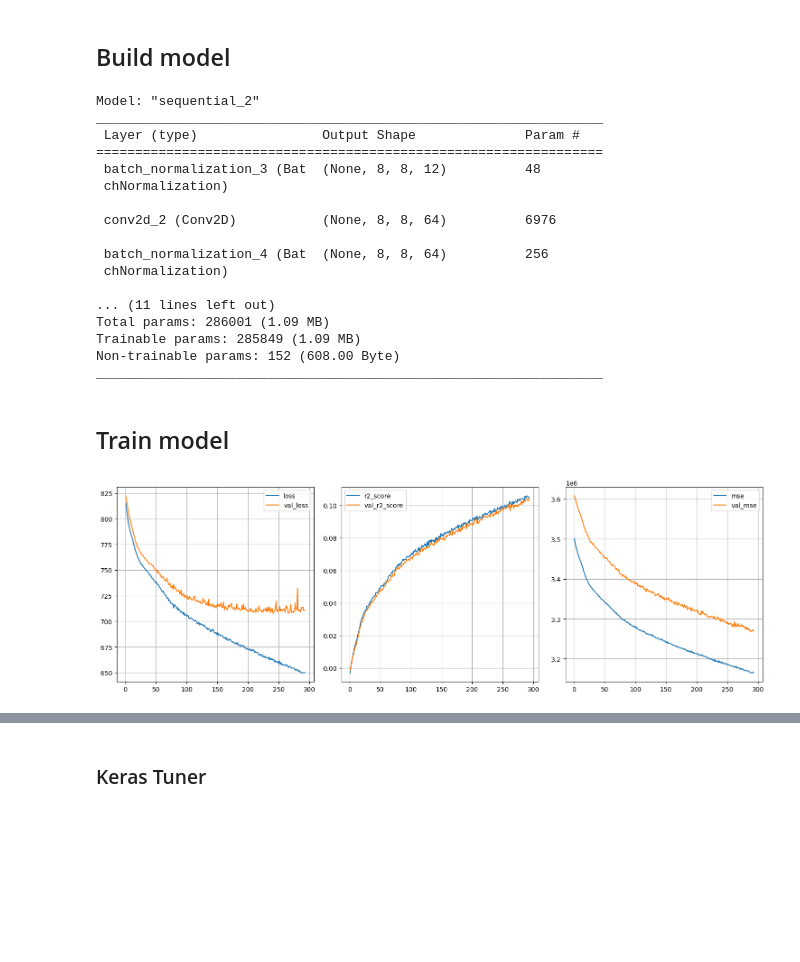
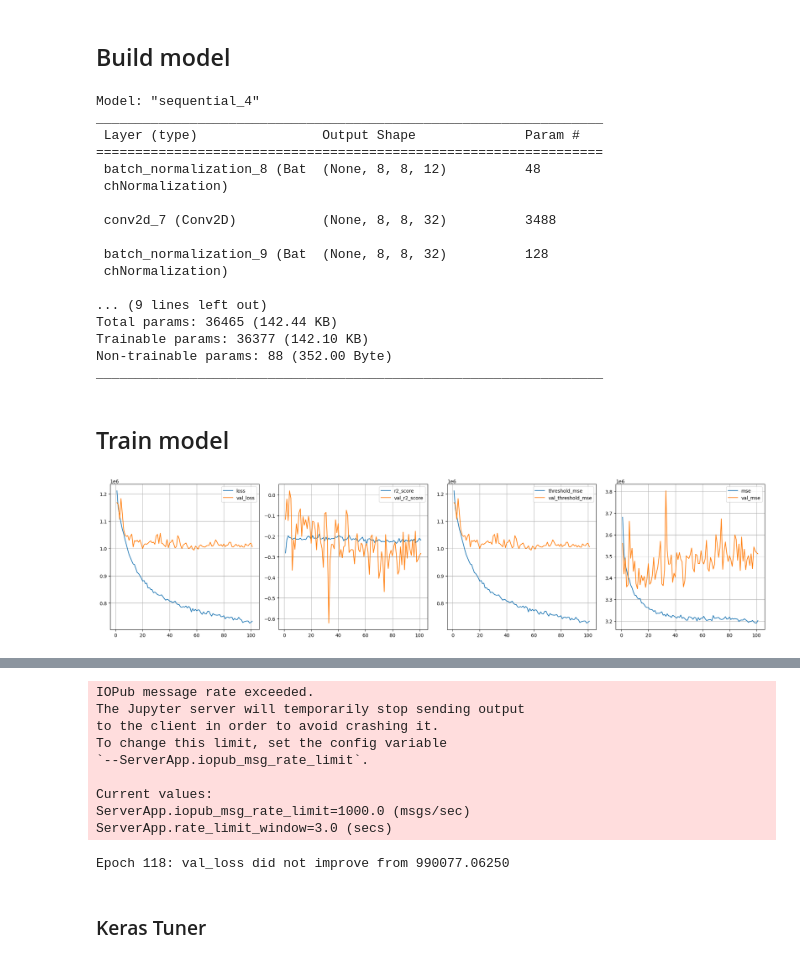
Before and after one commit to Tristan-Amadei/chess-moveAnalysis, a Jupyter notebook: Code/CNN/CNN.ipynb, the cells around one changed output, grey strips where cells are left out. Saved outputs shown, nothing was run; the diff lists cells and outputs as text; code cells hidden in the pictures; blank space fills up the shorter version.

```diff
--- a/Code/CNN/CNN.ipynb
+++ b/Code/CNN/CNN.ipynb
@@ -235,17 +224,17 @@ model.add(layers.InputLayer(input_shape=(8, 8, NB_OHE)))
 #model.add(layers.SpatialDropout2D(0.2))
 model.add(layers.BatchNormalization())
 
-model.add(layers.Conv2D(64, (3, 3), activation='relu', padding="same",
+model.add(layers.Conv2D(32, (3, 3), activation='sigmoid', padding="same",
                         kernel_regularizer=regularizers.l2(1e-2),
-                        kernel_initializer=initializers.RandomUniform(minval=5e-8, maxval=5e-7),
+                        #kernel_initializer=initializers.RandomUniform(minval=5e-8, maxval=5e-7),
                        ))
 
 model.add(layers.BatchNormalization())
 
-model.add(layers.Conv2D(64, (2, 2), activation='relu', padding="same",
-                        kernel_regularizer=regularizers.l2(1e-2),
-                        kernel_initializer=initializers.RandomUniform(minval=5e-8, maxval=5e-7),
-                       ))
+#model.add(layers.Conv2D(32, (2, 2), activation='relu', padding="same",
+                        #kernel_regularizer=regularizers.l2(1e-2),
+                        #kernel_initializer=initializers.RandomUniform(minval=5e-8, maxval=5e-7),
+                       #))
 
 #model.add(layers.BatchNormalization())
 
@@ -258,9 +247,9 @@ model.add(layers.Flatten())
 
 #model.add(layers.Dropout(0.2))
 
-model.add(layers.Dense(64, activation='elu',
-         #kernel_regularizer=regularizers.L1L2(l1=1e-5, l2=1e-4)
-          #kernel_regularizer=regularizers.l2(1e-4),
+model.add(layers.Dense(16, activation='elu',
+         #kernel_regularizer=regularizers.L1L2(l1=1e-3, l2=1e-4)
+          kernel_regularizer=regularizers.l2(1e-3),
          ))
 model.add(layers.Dropout(0.4))
 
@@ -269,22 +258,22 @@ model.add(layers.Dense(1))
 # %%
 model.summary()
 # %% [output]
-Model: "sequential_2"
+Model: "sequential_4"
 _________________________________________________________________
  Layer (type)                Output Shape              Param #
 =================================================================
- batch_normalization_3 (Bat  (None, 8, 8, 12)          48
+ batch_normalization_8 (Bat  (None, 8, 8, 12)          48
  chNormalization)
 
- conv2d_2 (Conv2D)           (None, 8, 8, 64)          6976
+ conv2d_7 (Conv2D)           (None, 8, 8, 32)          3488
 
- batch_normalization_4 (Bat  (None, 8, 8, 64)          256
+ batch_normalization_9 (Bat  (None, 8, 8, 32)          128
  chNormalization)
 
-... (11 lines left out)
-Total params: 286001 (1.09 MB)
-Trainable params: 285849 (1.09 MB)
-Non-trainable params: 152 (608.00 Byte)
+... (9 lines left out)
+Total params: 36465 (142.44 KB)
+Trainable params: 36377 (142.10 KB)
+Non-trainable params: 88 (352.00 Byte)
 _________________________________________________________________
 # %%
 initial_learning_rate = 1e-2
@@ -295,13 +284,13 @@ lr_schedule = tf.keras.optimizers.schedules.ExponentialDecay(
     initial_learning_rate, decay_steps, decay_rate)
 
 model.compile(#loss=tf.keras.losses.MeanSquaredError(),
-              loss=weighted_mse,
+              loss=threshold_mse,
               optimizer=tf.keras.optimizers.Adam(
               #learning_rate=lr_schedule
-              learning_rate = 1e-5
+              learning_rate = 1e-3
           ),
           #optimizer = tf.keras.optimizers.Adadelta(),
-          metrics=[r2_score, "mse"])
+          metrics=[r2_score, threshold_mse, "mse"])
 # %%
 %run PlotEpochs.ipynb
 # %%
@@ -324,12 +313,12 @@ callbacks = [
 # %%
 start=time.time()
 
-history = model.fit(X_train, y_train, batch_size = 128, epochs=1000,
+history = model.fit(X_train, y_train, batch_size = 32, epochs=1000,
                     validation_data=(X_val, y_val),
                     verbose=1,
                     callbacks=callbacks
                    )
 
 stop=time.time()
 # %% [output]
-[figure, old version]
+[figure, new version]
@@ -338,3 +327,13 @@ Epoch 294/1000
+IOPub message rate exceeded.
+The Jupyter server will temporarily stop sending output
+to the client in order to avoid crashing it.
+To change this limit, set the config variable
+`--ServerApp.iopub_msg_rate_limit`.
+
+Current values:
+ServerApp.iopub_msg_rate_limit=1000.0 (msgs/sec)
+ServerApp.rate_limit_window=3.0 (secs)
+Epoch 118: val_loss did not improve from 990077.06250
 # %%
 print(f"Took {round(stop-start, 2)}s to run. ")
 # %%
```
Also changed, not shown: parts of 4 cells of this notebook.
